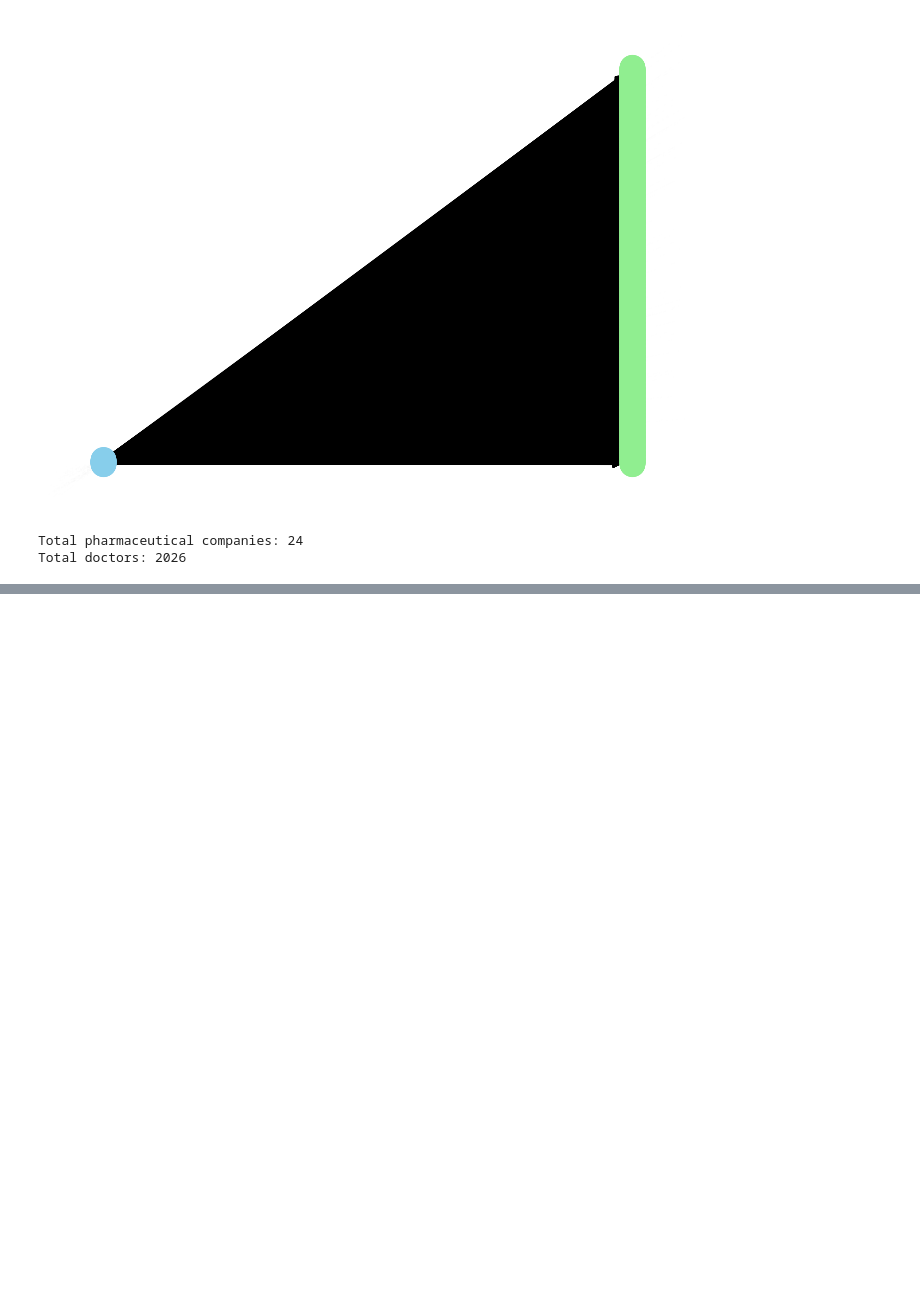
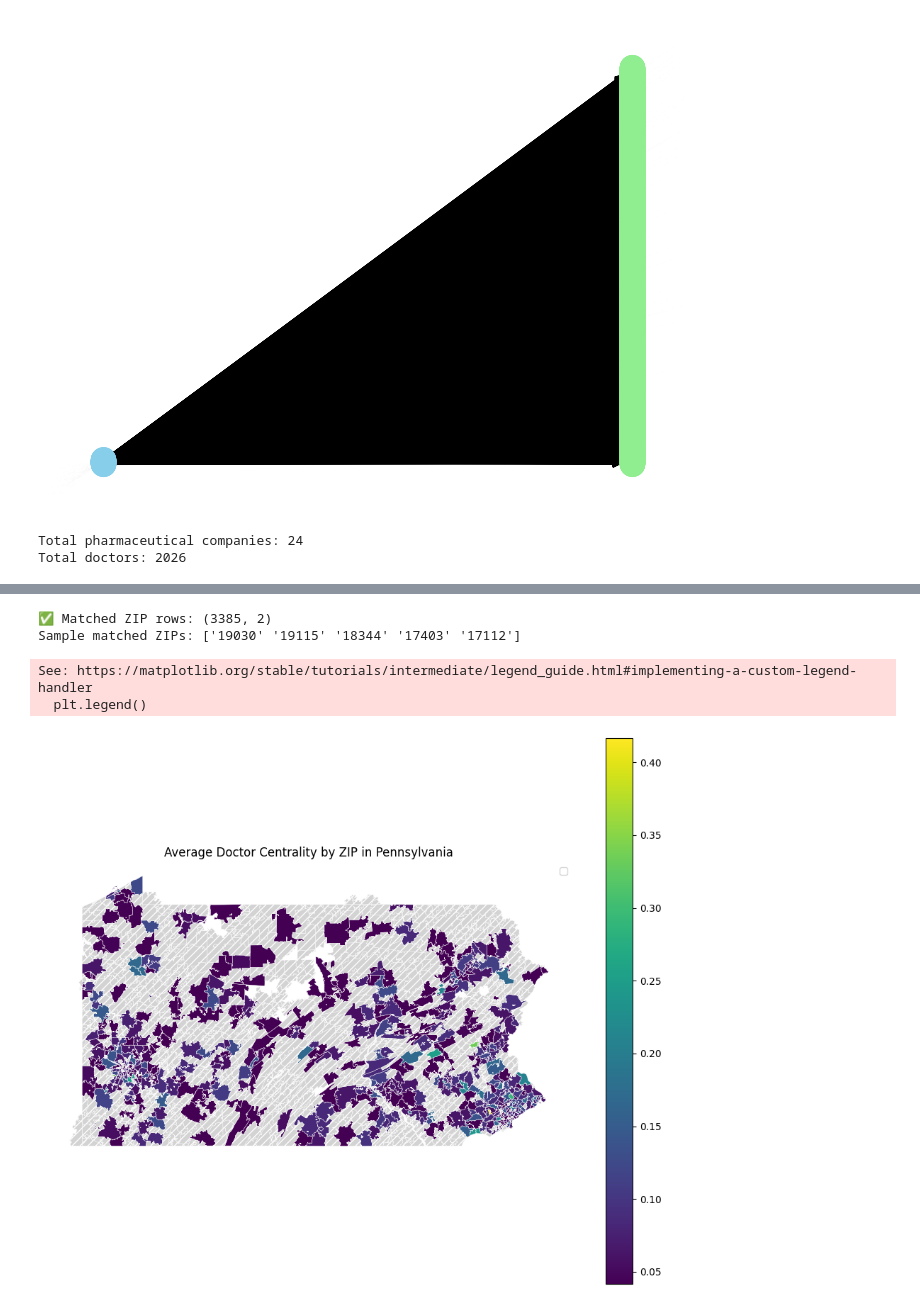
Before and after one commit to mistershilai/ORF387Project, a Jupyter notebook: networks.ipynb, the cells around one changed output, grey strips where cells are left out. Saved outputs shown, nothing was run; the diff lists cells and outputs as text; code cells hidden in the pictures; blank space fills up the shorter version.

Commit message:
Pennsylvania maps

```diff
--- a/networks.ipynb
+++ b/networks.ipynb
@@ -159,0 +175,58 @@ doctor_df.to_csv("doctor_authority_scores.csv")
+# %%
+df_payments["Covered_Recipient_NPI"] = df_payments["Covered_Recipient_NPI"].astype(str).str.strip().str.zfill(10)
+df_zips = df_payments[df_payments["Covered_Recipient_NPI"].isin(doctor_ids_in_G)]
+df_zips = df_zips[["Covered_Recipient_NPI", "Recipient_Zip_Code"]].drop_duplicates()
+df_zips = df_zips.rename(columns={"Covered_Recipient_NPI": "doctor_id", "Recipient_Zip_Code": "zip"})
+print("✅ Matched ZIP rows:", df_zips.shape)
+print("Sample matched ZIPs:", df_zips['zip'].unique()[:5])
+# %% [output]
+✅ Matched ZIP rows: (3385, 2)
+Sample matched ZIPs: ['19030' '19115' '18344' '17403' '17112']
+# %%
+import geopandas as gpd
+
+zip_shapes = gpd.read_file("pa_zip_shapefile.shp")
+zip_shapes = zip_shapes.rename(columns={"ZCTA5CE": "zip"})
+zip_shapes["zip"] = zip_shapes["zip"].astype(str).str.zfill(5)
+
+df_centrality = pd.read_csv("doctor_degree_centrality.csv", dtype=str)
+df_centrality["doctor_id"] = df_centrality["doctor_id"].str.split(".").str[0].str.zfill(10)
+
+df_joined = pd.merge(df_centrality, df_zips, on="doctor_id", how="inner")
+
+df_joined["degree_centrality"] = df_joined["degree_centrality"].astype(float)
+df_by_zip = df_joined.groupby("zip").agg(
+    avg_centrality=("degree_centrality", "mean"),
+    doctor_count=("doctor_id", "count")
+).reset_index()
+
+zip_shapes["zip"] = zip_shapes["zip"].astype(str).str.zfill(5)
+df_by_zip["zip"] = df_by_zip["zip"].astype(str).str.zfill(5)
+
+merged = zip_shapes.merge(df_by_zip, on="zip", how="left")
+
+fig, ax = plt.subplots(figsize=(12, 10))
+
+merged.plot(
+    column="avg_centrality",
+    cmap="viridis",
+    linewidth=0.3,
+    edgecolor="white",
+    legend=True,
+    ax=ax,
+    missing_kwds={
+        "color": "lightgray",         # or 'whitesmoke', 'gainsboro', etc.
+        "edgecolor": "white",
+        "hatch": "///",               # optional: show a hatch for missing ZIPs
+        "label": "No data"
+    }
+)
+
+plt.title("Average Doctor Centrality by ZIP in Pennsylvania")
+plt.axis("off")
+plt.legend()
+plt.show()
+# %% [output]
+See: https://matplotlib.org/stable/tutorials/intermediate/legend_guide.html#implementing-a-custom-legend-handler
+  plt.legend()
+[figure, added]
```
Also changed, not shown: parts of 2 cells of this notebook, 10 other files.
